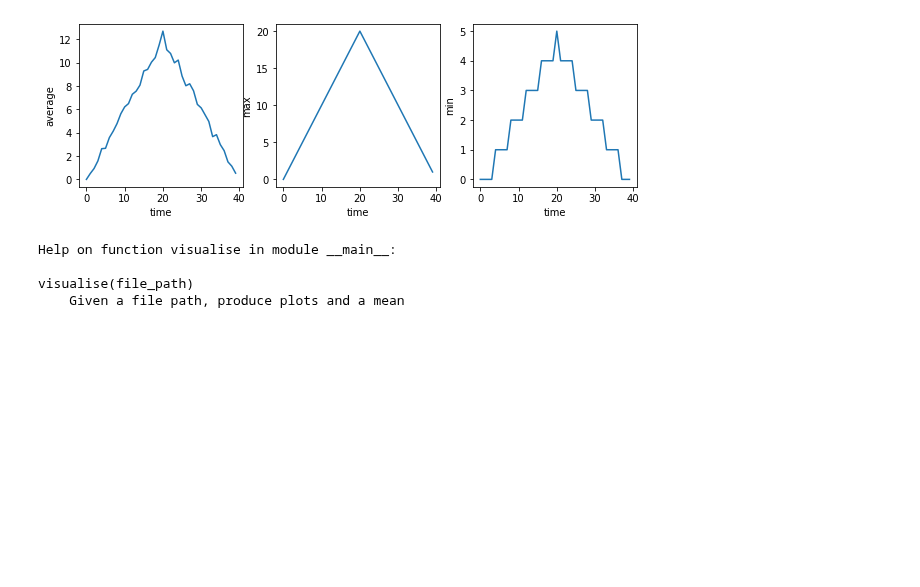
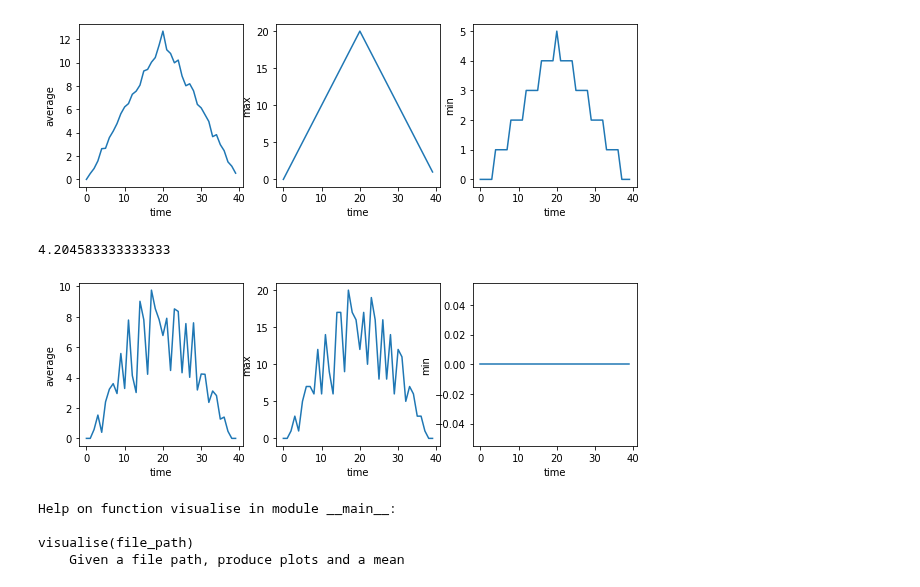
Before and after one commit to 4TUResearchData-Carpentries/workshop_notes, a Jupyter notebook: python_day2.ipynb, the cells around one changed output. Saved outputs shown, nothing was run; the diff lists cells and outputs as text; code cells hidden in the pictures; blank space fills up the shorter version.

```diff
--- a/python_day2.ipynb
+++ b/python_day2.ipynb
@@ -373 +464,8 @@ visualise('data/inflammation-02.csv')
+# %%
+# if the function returns something, that can be used as a variable
+mean_3 = visualise('data/inflammation-03.csv')
+print(mean_3)
+# %% [output]
+4.204583333333333
+[figure, added]
 # %%
```
Also changed, not shown: parts of 78 cells of this notebook.
